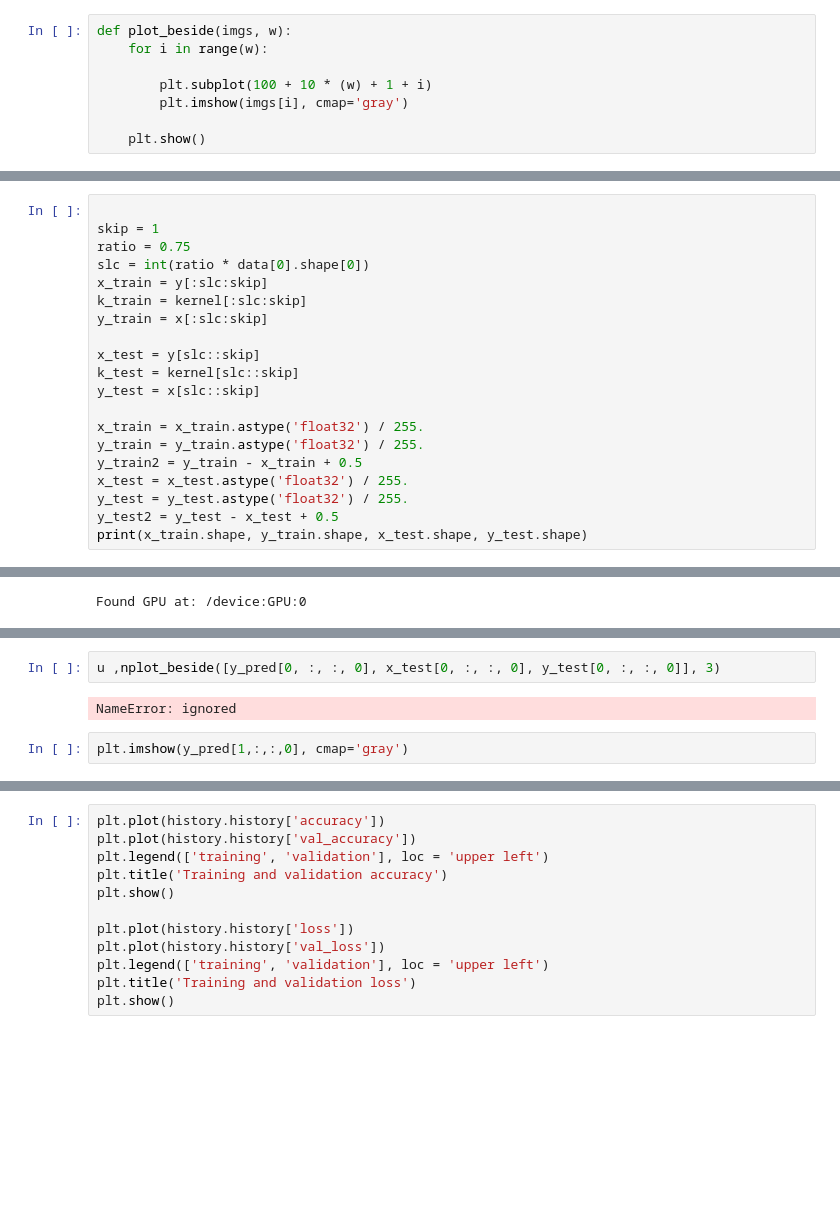
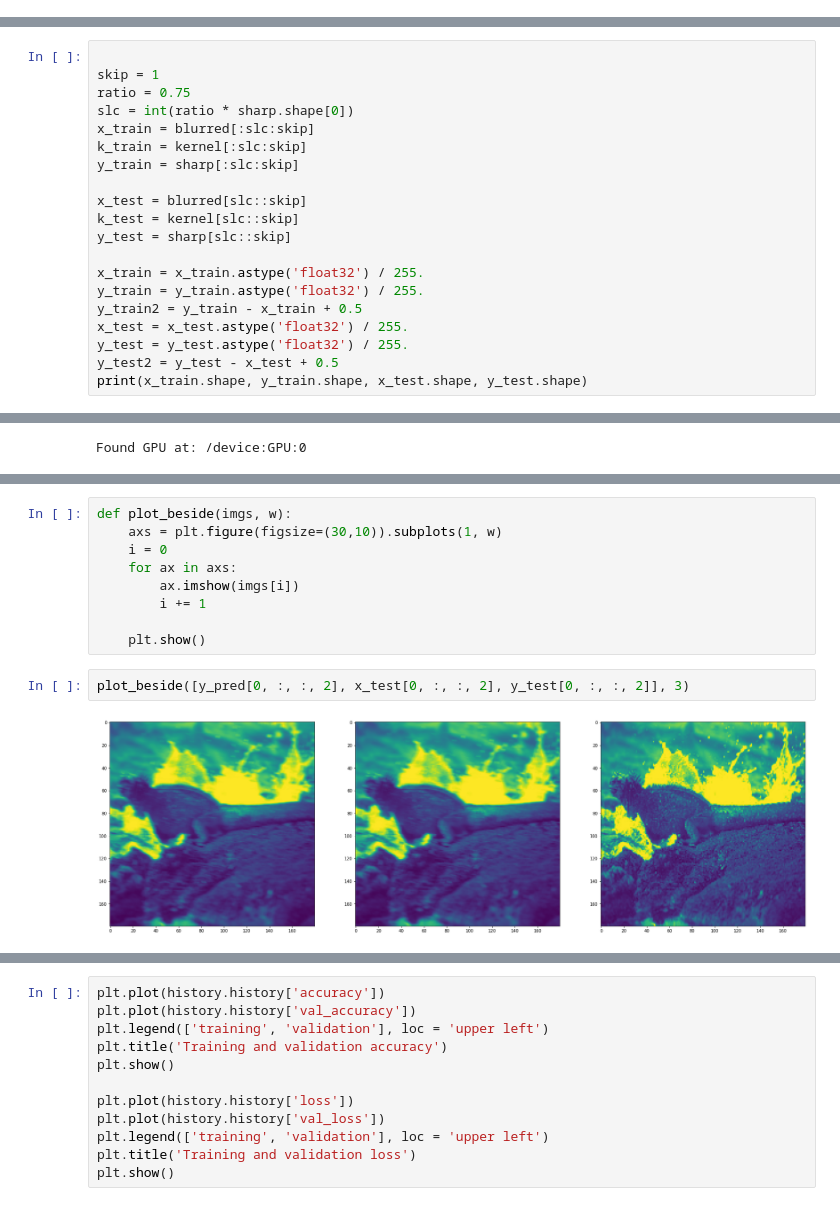
Before and after one commit to spdkh/Unrolled-optimization-with-deep-priors, a Jupyter notebook: CIRL_ODPipynb.ipynb, the cells around one changed output, grey strips where cells are left out. Cells and saved outputs as stored; diff of their text form; blank space fills up the shorter version.

```diff
--- a/CIRL_ODPipynb.ipynb
+++ b/CIRL_ODPipynb.ipynb
@@ -148,11 +133,3 @@ plt.show()
-# %%
-def plot_beside(imgs, w):
-    for i in range(w):
-
-        plt.subplot(100 + 10 * (w) + 1 + i)
-        plt.imshow(imgs[i], cmap='gray')
-
-    plt.show()
 # %%
 import cv2
 
@@ -174,14 +151,14 @@ plt.show()
 
 skip = 1
 ratio = 0.75
-slc = int(ratio * data[0].shape[0])
-x_train = y[:slc:skip]
+slc = int(ratio * sharp.shape[0])
+x_train = blurred[:slc:skip]
 k_train = kernel[:slc:skip]
-y_train = x[:slc:skip]
+y_train = sharp[:slc:skip]
 
-x_test = y[slc::skip]
+x_test = blurred[slc::skip]
 k_test = kernel[slc::skip]
-y_test = x[slc::skip]
+y_test = sharp[slc::skip]
 
 x_train = x_train.astype('float32') / 255.
 y_train = y_train.astype('float32') / 255.
@@ -294,6 +330,13 @@ TypeError: ignored
+# %%
+def plot_beside(imgs, w):
+    axs = plt.figure(figsize=(30,10)).subplots(1, w)
+    i = 0
+    for ax in axs:
+        ax.imshow(imgs[i])
+        i += 1
+
+    plt.show()
 # %%
-u ,nplot_beside([y_pred[0, :, :, 0], x_test[0, :, :, 0], y_test[0, :, :, 0]], 3)
+plot_beside([y_pred[0, :, :, 2], x_test[0, :, :, 2], y_test[0, :, :, 2]], 3)
 # %% [output]
-NameError: ignored
+[figure, added]
-# %%
-plt.imshow(y_pred[1,:,:,0], cmap='gray')
```
Also changed, not shown: parts of 17 cells of this notebook.
